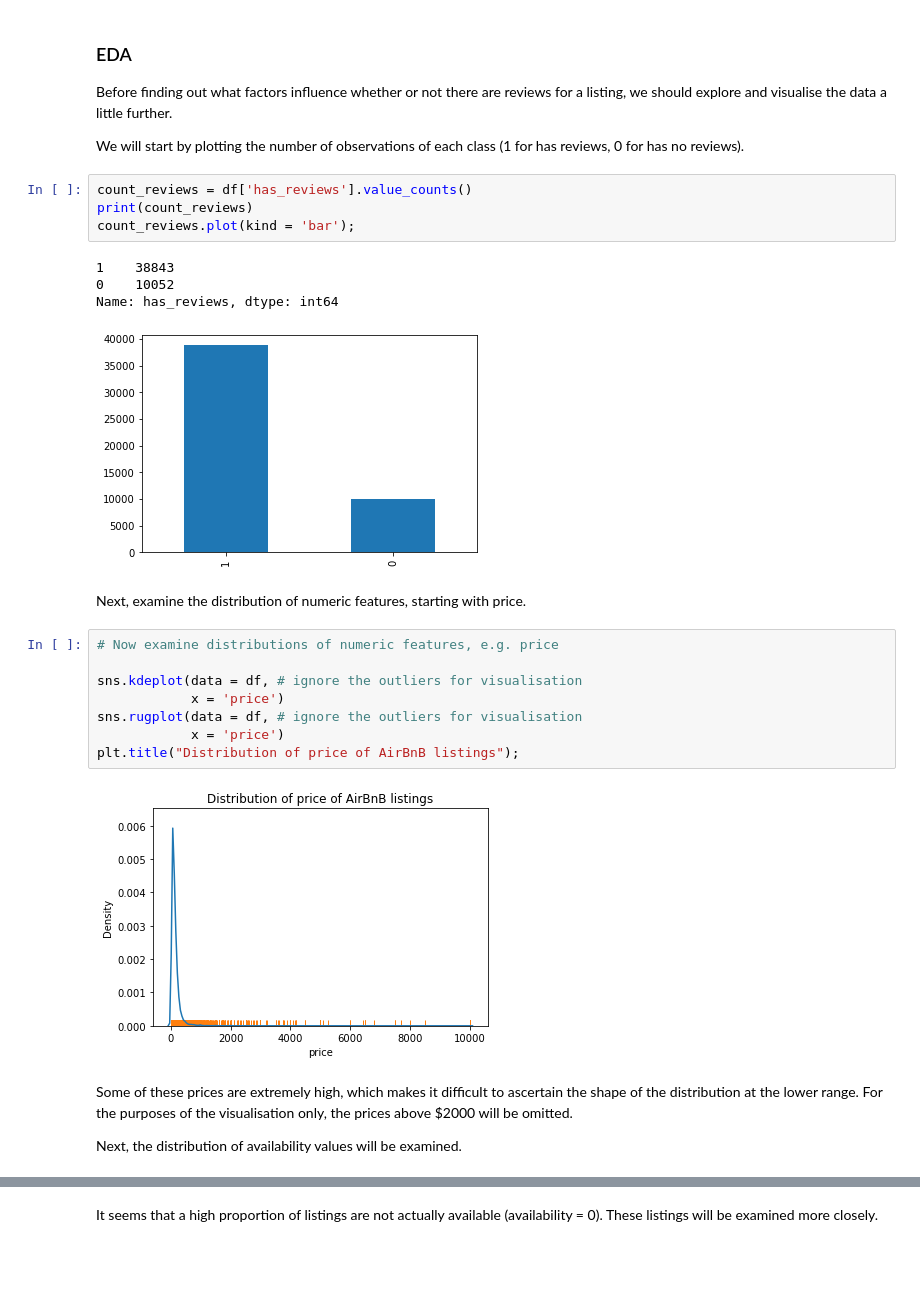
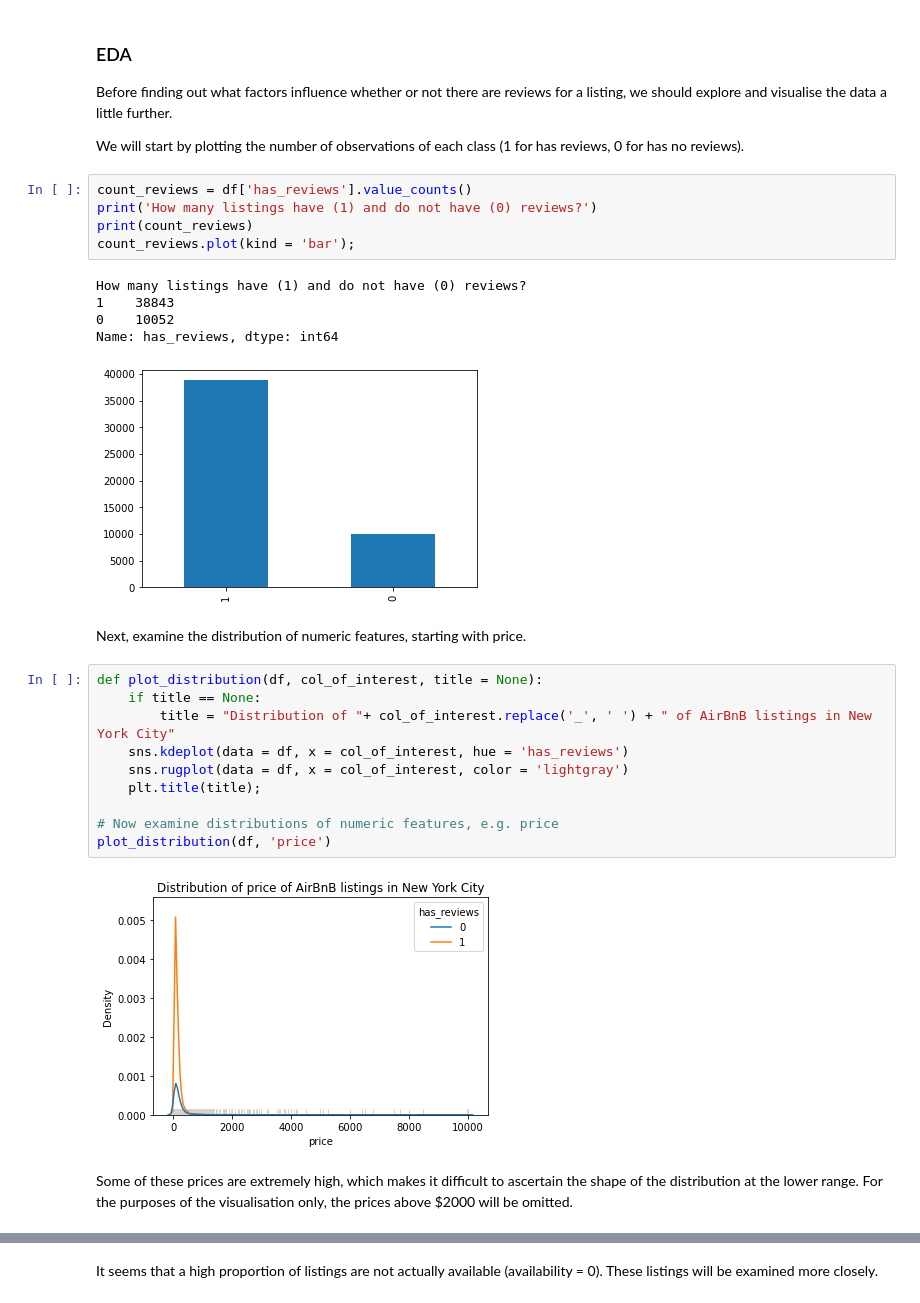
Before and after one commit to miahatton/airbnb_reviews, a Jupyter notebook: WRIT1.ipynb, the cells around one changed output, grey strips where cells are left out. Cells and saved outputs as stored; diff of their text form; blank space fills up the shorter version.

```diff
--- a/WRIT1.ipynb
+++ b/WRIT1.ipynb
@@ -104,26 +160,28 @@ Before finding out what factors influence whether or not there are reviews for a
 We will start by plotting the number of observations of each class (1 for has reviews, 0 for has no reviews).
 # %%
 count_reviews = df['has_reviews'].value_counts()
+print('How many listings have (1) and do not have (0) reviews?')
 print(count_reviews)
 count_reviews.plot(kind = 'bar');
 # %% [output]
+How many listings have (1) and do not have (0) reviews?
 1    38843
 0    10052
 Name: has_reviews, dtype: int64
 [figure]
 # %% [markdown]
 Next, examine the distribution of numeric features, starting with price.
-# %%
-# Now examine distributions of numeric features, e.g. price
-
-sns.kdeplot(data = df, # ignore the outliers for visualisation
-            x = 'price')
-sns.rugplot(data = df, # ignore the outliers for visualisation
-            x = 'price')
-plt.title("Distribution of price of AirBnB listings");
-# %% [output]
-[figure, removed]
+# %%
+def plot_distribution(df, col_of_interest, title = None):
+    if title == None:
+        title = "Distribution of "+ col_of_interest.replace('_', ' ') + " of AirBnB listings in New York City"
+    sns.kdeplot(data = df, x = col_of_interest, hue = 'has_reviews')
+    sns.rugplot(data = df, x = col_of_interest, color = 'lightgray')
+    plt.title(title);
+
+# Now examine distributions of numeric features, e.g. price
+plot_distribution(df, 'price')
+# %% [output]
+[figure, added]
 # %% [markdown]
 Some of these prices are extremely high, which makes it difficult to ascertain the shape of the distribution at the lower range. For the purposes of the visualisation only, the prices above $2000 will be omitted.
-
-Next, the distribution of availability values will be examined.
```
Also changed, not shown: parts of 98 cells of this notebook, 2 other files.
